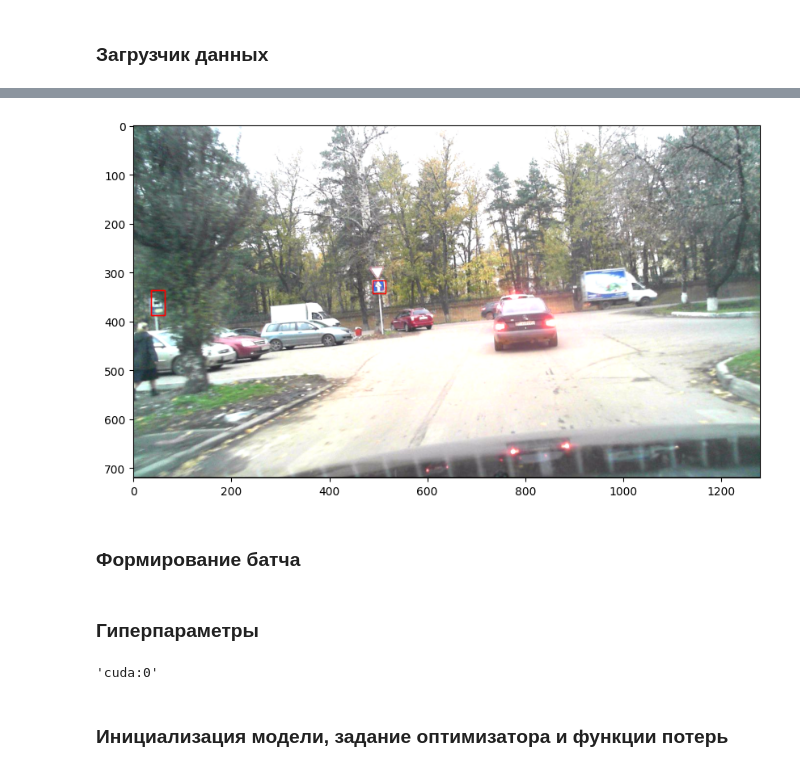
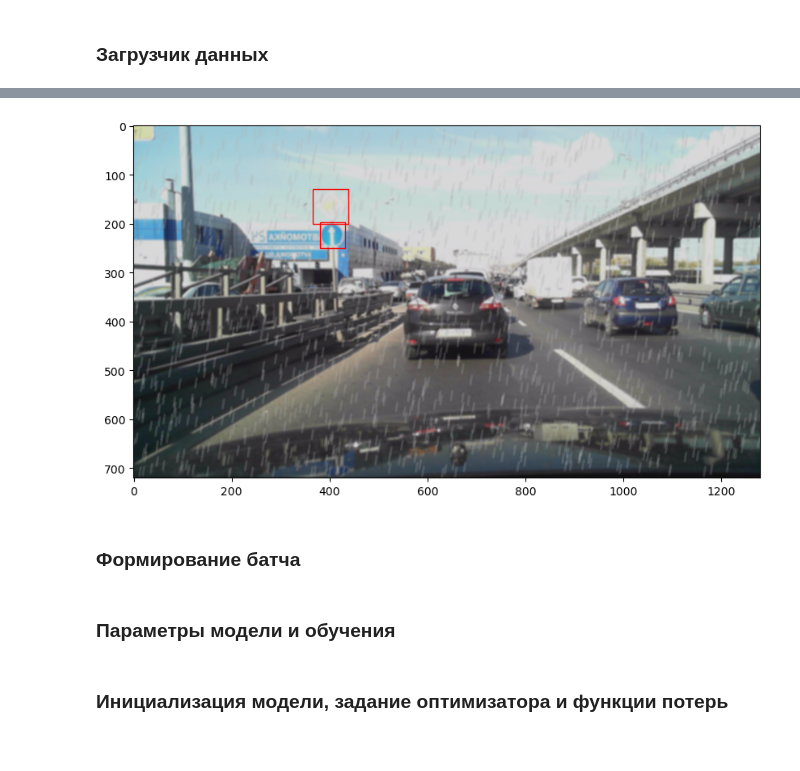
Before and after one commit to Denis-R-V/TSR, a Jupyter notebook: 3.sign_detector.ipynb, the cells around one changed output, grey strips where cells are left out. Cells and saved outputs as stored; diff of their text form; code cells hidden in the pictures.

```diff
--- a/3.sign_detector.ipynb
+++ b/3.sign_detector.ipynb
@@ -169,16 +134,31 @@ class RTSD_dataset_one_class(Dataset):
 
     def __len__(self):
         return len(self.ids)
+# %%
+# При параметре train=True выполняется аугментация и преобразование в тензор
+# При параметре train=Афдыу выполняется только преобразование в тензор
+def get_transform(train=False):
+    if train==True:
+        return A.Compose([A.HorizontalFlip(p=0.5),
+                          A.RandomBrightnessContrast(brightness_limit=0.3, contrast_limit=0.3, p=0.8),
+                          A.RandomFog(fog_coef_lower=0.2, fog_coef_upper=0.3, alpha_coef=0.1, p=0.05), #Туман
+                          A.RandomRain(brightness_coefficient=0.9, drop_width=1, blur_value=5, p=0.05),
+                          A.Rotate(limit=10, p=0.5),
+                          #A.RandomShadow(num_shadows_lower=1, num_shadows_upper=1, shadow_dimension=5, shadow_roi=(0, 0.5, 1, 1), p=1),
+                          #A.RandomSnow(brightness_coeff=1.5, snow_point_lower=0.3, snow_point_upper=0.5, p=1),
+                          #A.RandomSunFlare(flare_roi=(0, 0, 1, 0.5), angle_lower=0.5, p=1),
+                          # ToTensorV2 конвертирует изображение в pytorch тензор без деления на 255
+                          ToTensorV2(p=1.0)
+                          ],
+                          bbox_params=A.BboxParams(format='pascal_voc', label_fields=['labels']))
+
+    else:
+        return A.Compose([ToTensorV2(p=1.0)],
+                         bbox_params=A.BboxParams(format='pascal_voc', label_fields=['labels']))
 # %%
-test = RTSD_dataset_one_class(dataset_path,
-                              os.path.join(dataset_path, 'train_anno.json'),
-
-                                          transforms = get_transform(train=False)
-                                          )
-
-for i in range(int(test.__len__()/5)):
-    test.__getitem__(i)
-    if i%100 == 0:
-        print(f'{i}/{(int(test.__len__()/5))}')
+train_dataset = RTSD_dataset_one_class(dataset_path,
+                                       os.path.join(dataset_path, 'train_anno.json'),
+                                       transforms = get_transform(train=True)
+                                       )
 # %% [output]
 loading annotations into memory...
@@ -246,12 +168,6 @@ for i in range(int(test.__len__()/5)):
 # %%
-%matplotlib inline
-test = RTSD_dataset(annotation = os.path.join(dataset_path, 'train_anno_reduced_bin_class.json'),
-                    img_path = dataset_path,
-                    transforms = get_transform(train=True)
-                    )
 def plot_img_bbox(img, target):
-    # plot the image and bboxes
-    # Bounding boxes are defined as follows: x-min y-min width height
+    # функция отрисовки изображения и ограничивающих рамок (x-min y-min width height)
     fig, a = plt.subplots(1,1)
     fig.set_size_inches(10,10)
     a.imshow(img)
@@ -263,14 +179,6 @@ def plot_img_bbox(img, target):
                                  edgecolor = 'r',
                                  facecolor = 'none')
 
-        # Draw the bounding box on top of the image
+        # отрисовка ограничивающих рамок на изображении
         a.add_patch(rect)
     plt.show()
-
-img, target = test.__getitem__(1223)
-img = img.permute(1, 2, 0).detach().numpy()
-img = img*255
-img = img.astype(np.uint8)
-plot_img_bbox(img, target)
-# %% [output]
-[figure, removed]
@@ -279,32 +185,24 @@ del test
+# %%
+%matplotlib inline
+img, target = train_dataset.__getitem__(4000)
+img = (img.permute(1, 2, 0).detach().numpy()*255).astype(np.uint8)
+plot_img_bbox(img, target)
+# %% [output]
+[figure, added]
 # %% [markdown]
 ### Формирование батча
 # %%
 def collate_fn(batch):
     return tuple(zip(*batch))
-# %% [markdown]
-### Гиперпараметры
+# %% [markdown]
+### Параметры модели и обучения
 # %%
-device_id = 0
-if torch.cuda.is_available() == True:
-    device = f'cuda:{device_id}'
-elif torch.backends.mps.is_available() == True:
-    device = 'mps'
-else:
-    device = 'cpu'
-
-
 #model_name = 'resnet50_augmented'
 model_name = 'resnet50_v2_augmented'
 
 # эпоха для загрузки параметров, обучение начинается со следующей
 last_epoch = None
 n_epochs = 10       # полное количество эпох для обучения
-batch_size = 8
-num_classes = 2
-
-device
-# %% [output]
-'cuda:0'
 # %% [markdown]
 ### Инициализация модели, задание оптимизатора и функции потерь
 # %%
```
Also changed, not shown: parts of 9 cells of this notebook, 1 other file.
